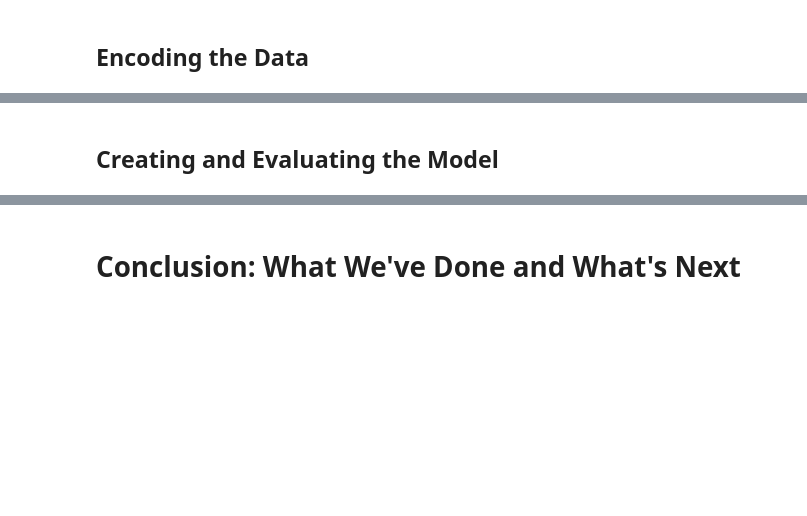
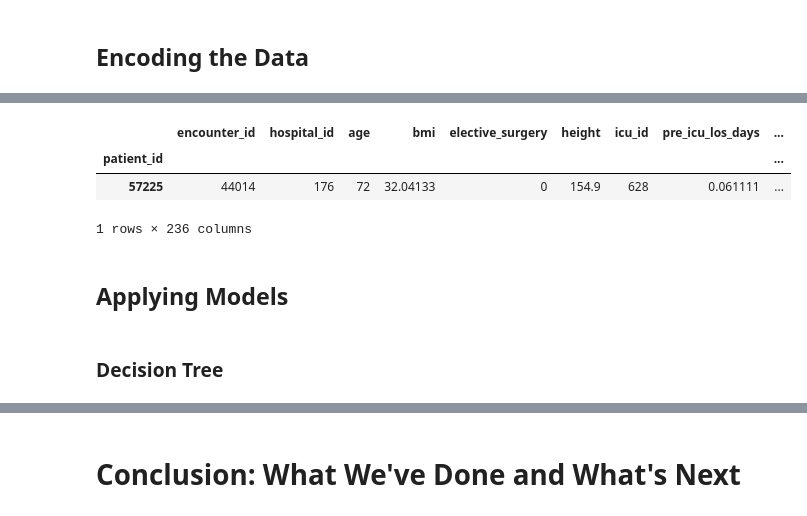
Before and after one commit to curie-capstone/predicting-patient-outcomes, a Jupyter notebook: Predicting Patient Outcome.ipynb, the cells around one changed output, grey strips where cells are left out. Drawn from its saved outputs; the diff is of its cells as text; code cells hidden in the pictures; blank space fills up the shorter version.

```diff
--- a/Predicting Patient Outcome.ipynb
+++ b/Predicting Patient Outcome.ipynb
@@ -188,2 +185,0 @@ X_train, X_test, y_train, y_test = train_test_split(X, y, test_size=.2, random_s
-# %% [markdown]
-## Creating and Evaluating the Model
@@ -190,3 +191,14 @@ X_train, X_test, y_train, y_test = train_test_split(X, y, test_size=.2, random_s
+# %%
+X_train.head(1)
+# %% [output]
+|  | encounter_id | hospital_id | age | bmi | elective_surgery | height | icu_id | pre_icu_los_days | ... |
+| patient_id |  |  |  |  |  |  |  |  | ... |
+| 57225 | 44014 | 176 | 72 | 32.04133 | 0 | 154.9 | 628 | 0.061111 | ... |
+1 rows × 236 columns
+# %% [markdown]
+## Applying Models
+# %% [markdown]
+### Decision Tree
 # %%
 from sklearn.tree import DecisionTreeClassifier
 from sklearn.metrics import auc, roc_curve, roc_auc_score, precision_recall_curve
```
Also changed, not shown: parts of 24 cells of this notebook.
